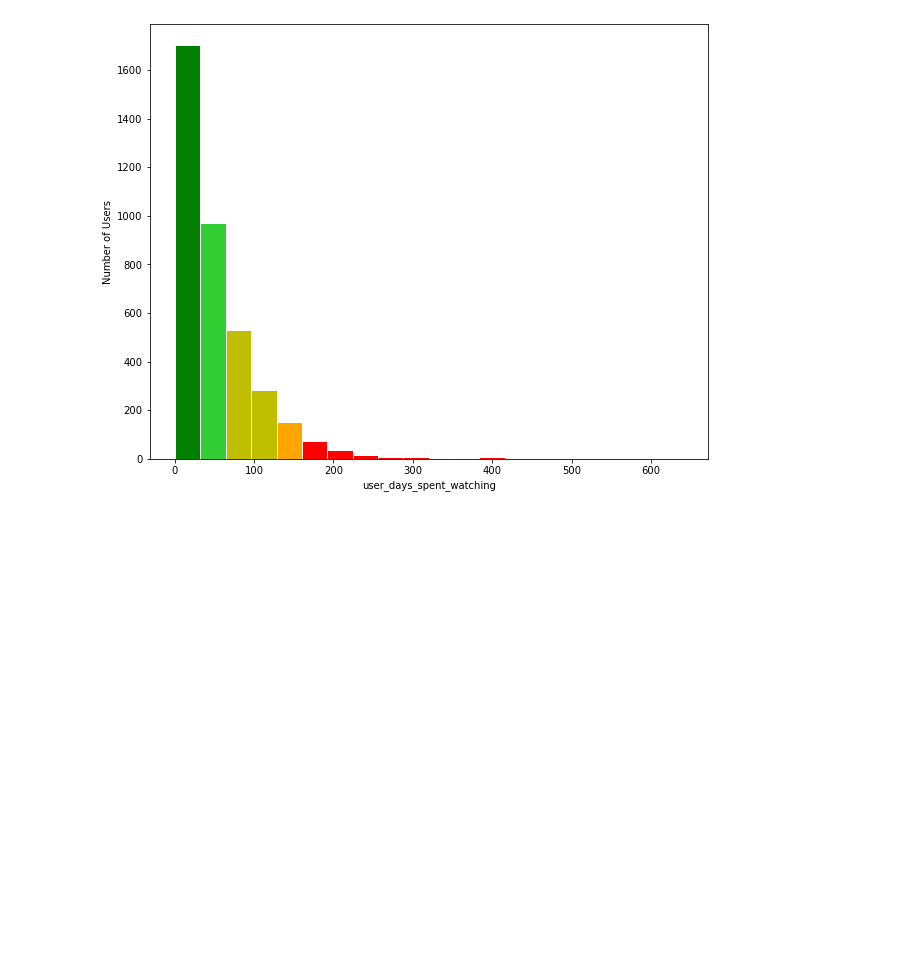
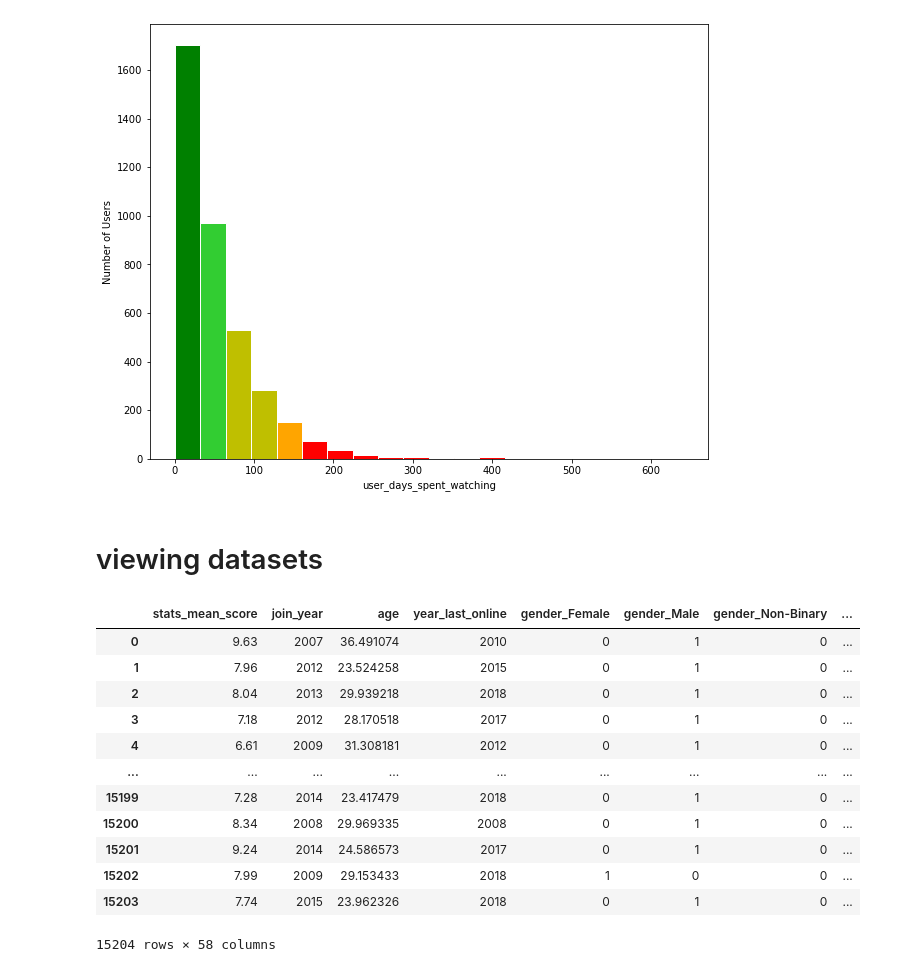
Before and after one commit to benrosenberg/ORIE-4741-project, a Jupyter notebook: build/Anime_Regressions_Regularized_Trees.ipynb, the cells around one changed output. Saved outputs shown, nothing was run; the diff lists cells and outputs as text; code cells hidden in the pictures; blank space fills up the shorter version.

Commit message:
Update Anime_Regressions_Regularized_Trees.ipynb
added viewing of the data

```diff
--- a/build/Anime_Regressions_Regularized_Trees.ipynb
+++ b/build/Anime_Regressions_Regularized_Trees.ipynb
@@ -490,3 +490,21 @@ plt.ylabel("Number of Users")
 plt.show()
 # %% [output]
 [figure]
+# %% [markdown]
+# viewing datasets
+# %%
+X_train
+# %% [output]
+|  | stats_mean_score | join_year | age | year_last_online | gender_Female | gender_Male | gender_Non-Binary | ... |
+| 0 | 9.63 | 2007 | 36.491074 | 2010 | 0 | 1 | 0 | ... |
+| 1 | 7.96 | 2012 | 23.524258 | 2015 | 0 | 1 | 0 | ... |
+| 2 | 8.04 | 2013 | 29.939218 | 2018 | 0 | 1 | 0 | ... |
+| 3 | 7.18 | 2012 | 28.170518 | 2017 | 0 | 1 | 0 | ... |
+| 4 | 6.61 | 2009 | 31.308181 | 2012 | 0 | 1 | 0 | ... |
+| ... | ... | ... | ... | ... | ... | ... | ... | ... |
+| 15199 | 7.28 | 2014 | 23.417479 | 2018 | 0 | 1 | 0 | ... |
+| 15200 | 8.34 | 2008 | 29.969335 | 2008 | 0 | 1 | 0 | ... |
+| 15201 | 9.24 | 2014 | 24.586573 | 2017 | 0 | 1 | 0 | ... |
+| 15202 | 7.99 | 2009 | 29.153433 | 2018 | 1 | 0 | 0 | ... |
+| 15203 | 7.74 | 2015 | 23.962326 | 2018 | 0 | 1 | 0 | ... |
+15204 rows × 58 columns
```
Also changed, not shown: parts of 6 cells of this notebook.
